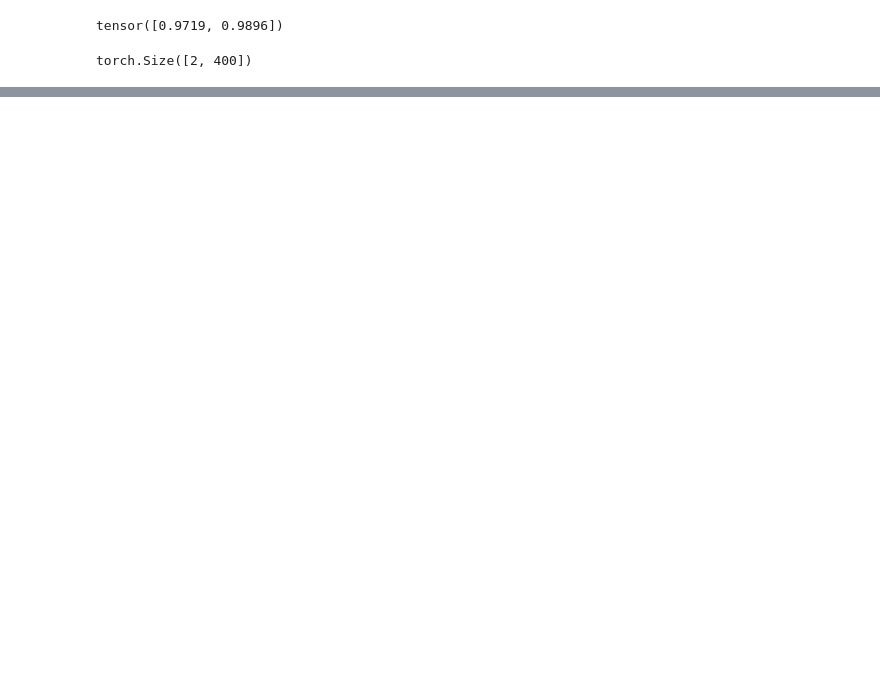
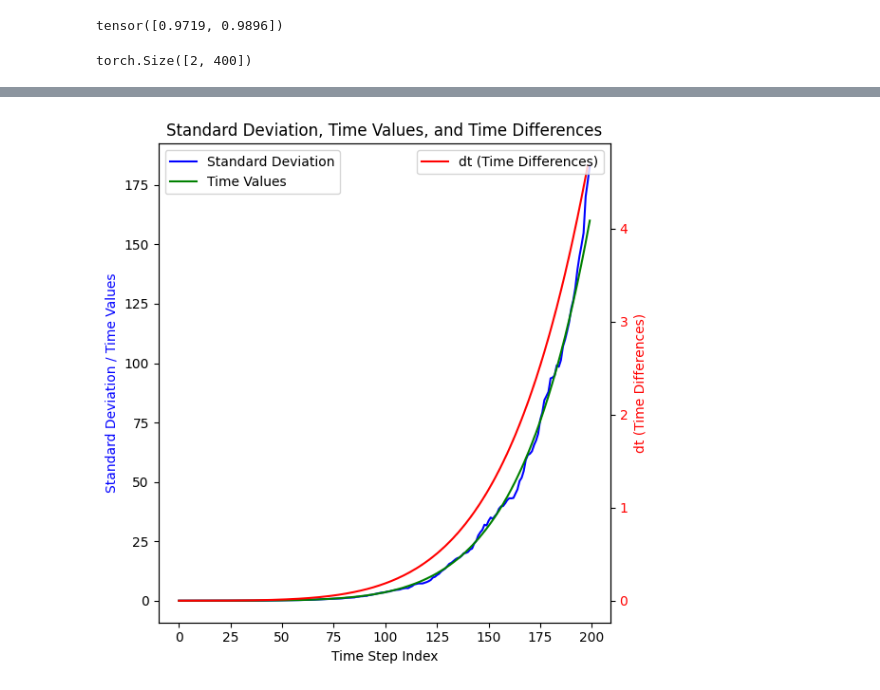
Before and after one commit to EthanZ0524/boltz-likelihoods, a Jupyter notebook: notebooks/sde_estimator.ipynb, the cells around one changed output, grey strips where cells are left out. Cells and saved outputs as stored; diff of their text form; code cells hidden in the pictures; blank space fills up the shorter version.

```diff
--- a/notebooks/sde_estimator.ipynb
+++ b/notebooks/sde_estimator.ipynb
@@ -767,0 +1114,20 @@ torch.Size([2, 400])
+# %%
+fig, ax = plt.subplots(figsize=(6,6))
+ax.plot(stdev, label='Standard Deviation', color='blue')
+ax.plot(ascending_time, label='Time Values', color='green')
+ax.set_xlabel('Time Step Index')
+ax.set_ylabel('Standard Deviation / Time Values', color='blue')
+ax.legend(loc='upper left')
+
+# Create second y-axis for dt
+ax2 = ax.twinx()
+dt = torch.diff(ascending_time)
+ax2.plot(dt, color='red', label='dt (Time Differences)')
+ax2.set_ylabel('dt (Time Differences)', color='red')
+ax2.tick_params(axis='y', labelcolor='red')
+ax2.legend(loc='upper right')
+
+plt.title('Standard Deviation, Time Values, and Time Differences')
+plt.tight_layout()
+# %% [output]
+[figure, added]
```
Also changed, not shown: parts of 15 cells of this notebook.
